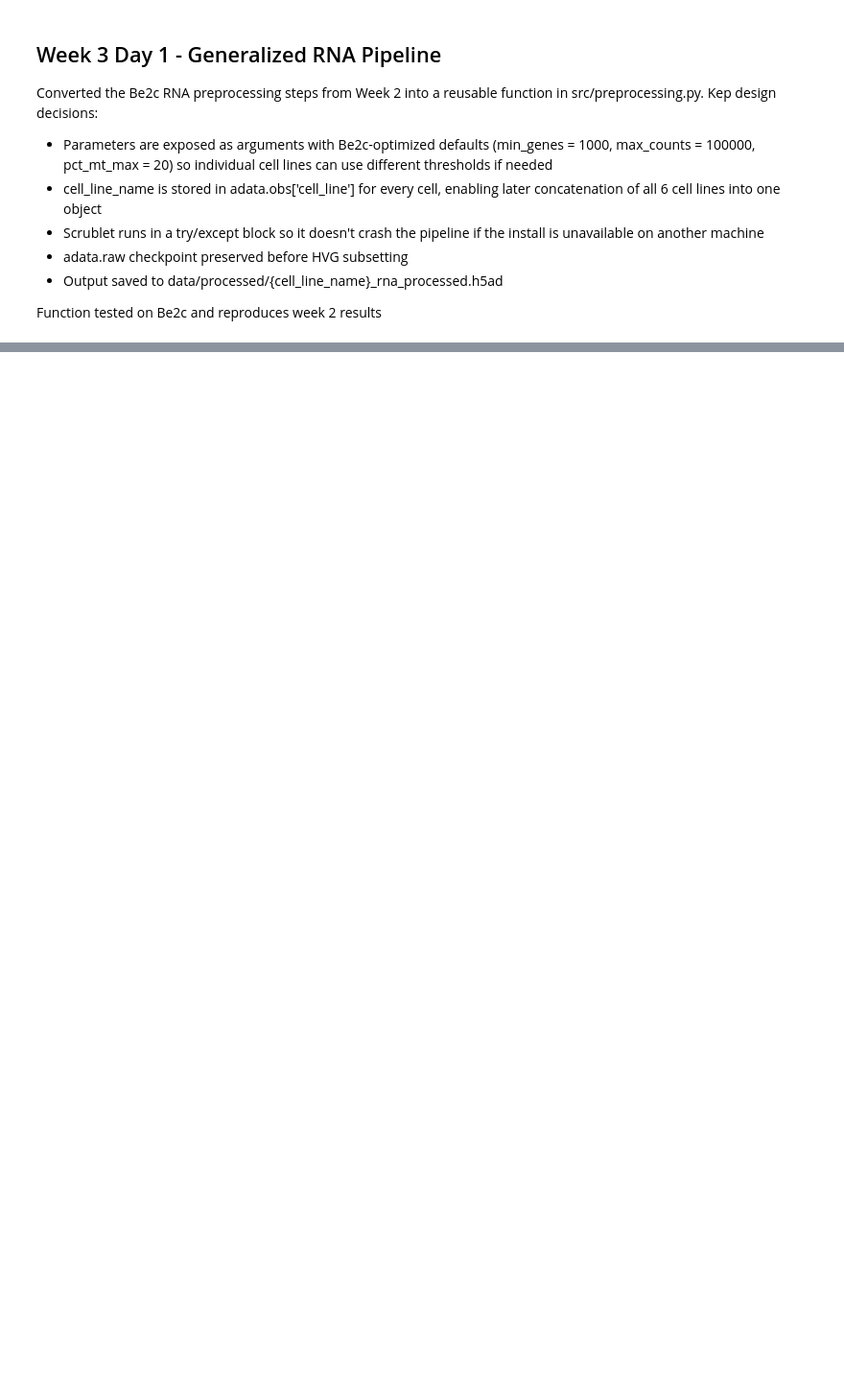
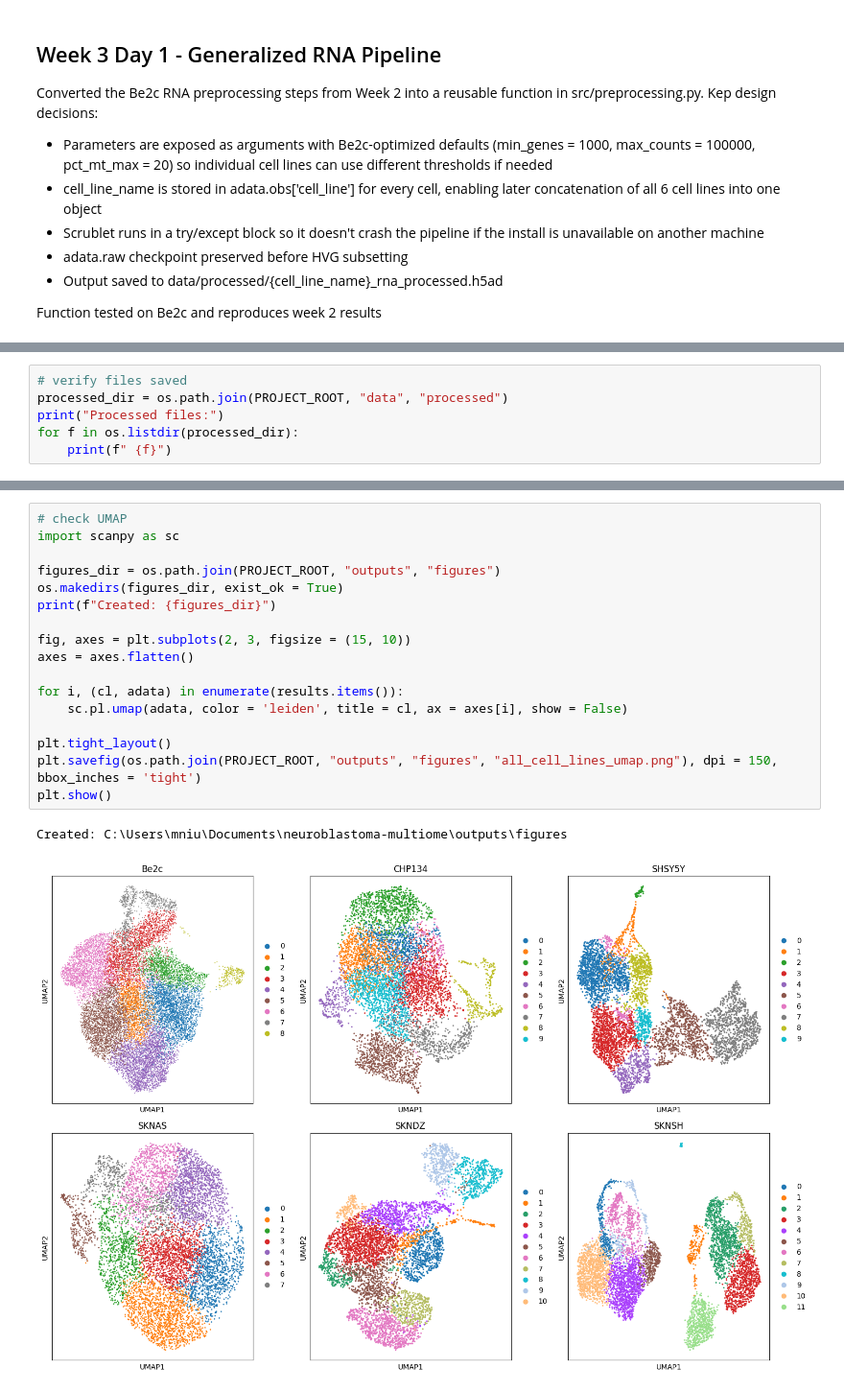
Before and after one commit to matthewniu333/neuroblastoma-multiome, a Jupyter notebook: notebooks/week3_pipeline.ipynb, the cells around one changed output, grey strips where cells are left out. Shown at 96% size. Cells and saved outputs as stored; diff of their text form; blank space fills up the shorter version.

```diff
--- a/notebooks/week3_pipeline.ipynb
+++ b/notebooks/week3_pipeline.ipynb
@@ -47,0 +160,6 @@ Function tested on Be2c and reproduces week 2 results
+# %%
+# verify files saved
+processed_dir = os.path.join(PROJECT_ROOT, "data", "processed")
+print("Processed files:")
+for f in os.listdir(processed_dir):
+    print(f" {f}")
@@ -47,0 +195,20 @@ Function tested on Be2c and reproduces week 2 results
+# %%
+# check UMAP
+import scanpy as sc
+
+figures_dir = os.path.join(PROJECT_ROOT, "outputs", "figures")
+os.makedirs(figures_dir, exist_ok = True)
+print(f"Created: {figures_dir}")
+
+fig, axes = plt.subplots(2, 3, figsize = (15, 10))
+axes = axes.flatten()
+
+for i, (cl, adata) in enumerate(results.items()):
+    sc.pl.umap(adata, color = 'leiden', title = cl, ax = axes[i], show = False)
+
+plt.tight_layout()
+plt.savefig(os.path.join(PROJECT_ROOT, "outputs", "figures", "all_cell_lines_umap.png"), dpi = 150, bbox_inches = 'tight')
+plt.show()
+# %% [output]
+Created: C:\Users\mniu\Documents\neuroblastoma-multiome\outputs\figures
+[figure, added]
```
Also changed, not shown: parts of 13 cells of this notebook, 3 other files.
